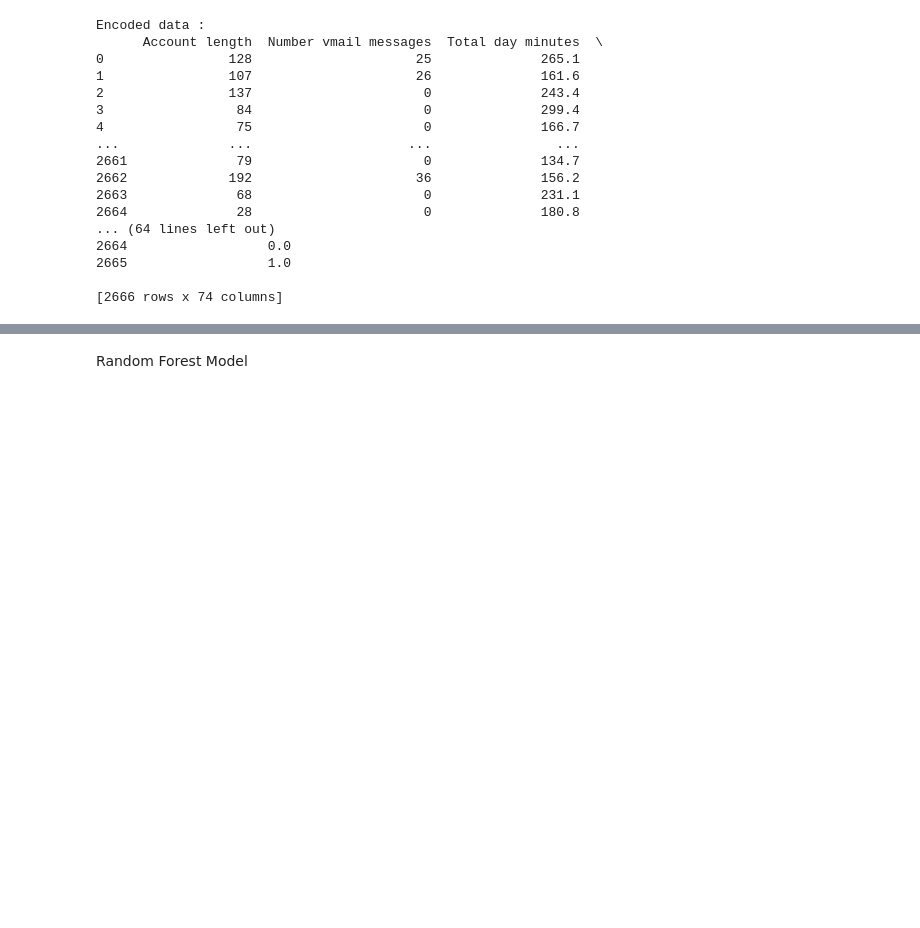
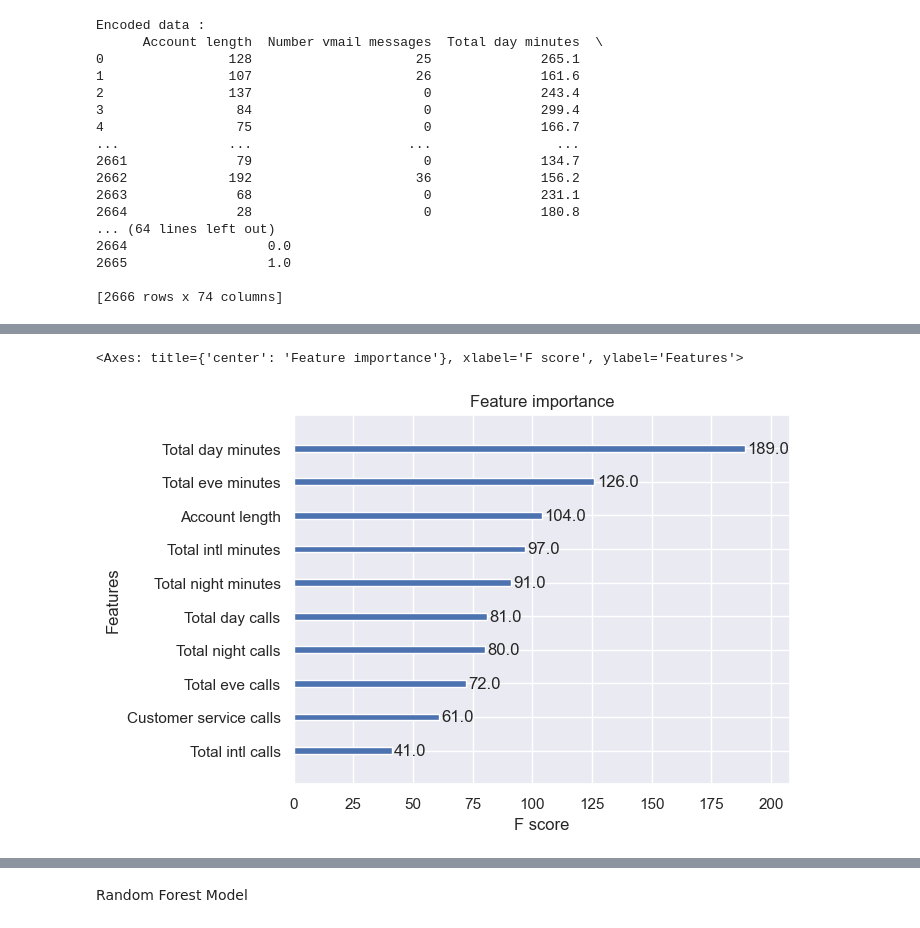
Before and after one commit to chuaqindi/sc1015-miniproject, a Jupyter notebook: All models.ipynb, the cells around one changed output, grey strips where cells are left out. Cells and saved outputs as stored; diff of their text form; code cells hidden in the pictures; blank space fills up the shorter version.

```diff
--- a/All models.ipynb
+++ b/All models.ipynb
@@ -221,0 +296,6 @@ Encoded data :
+# %%
+#tells us which variable is the most important in XGboost model
+plot_importance(xgb.fit(Predictors_train, Response_train),max_num_features=10)
+# %% [output]
+<Axes: title={'center': 'Feature importance'}, xlabel='F score', ylabel='Features'>
+[figure, added]
```
Also changed, not shown: parts of 90 cells of this notebook.
